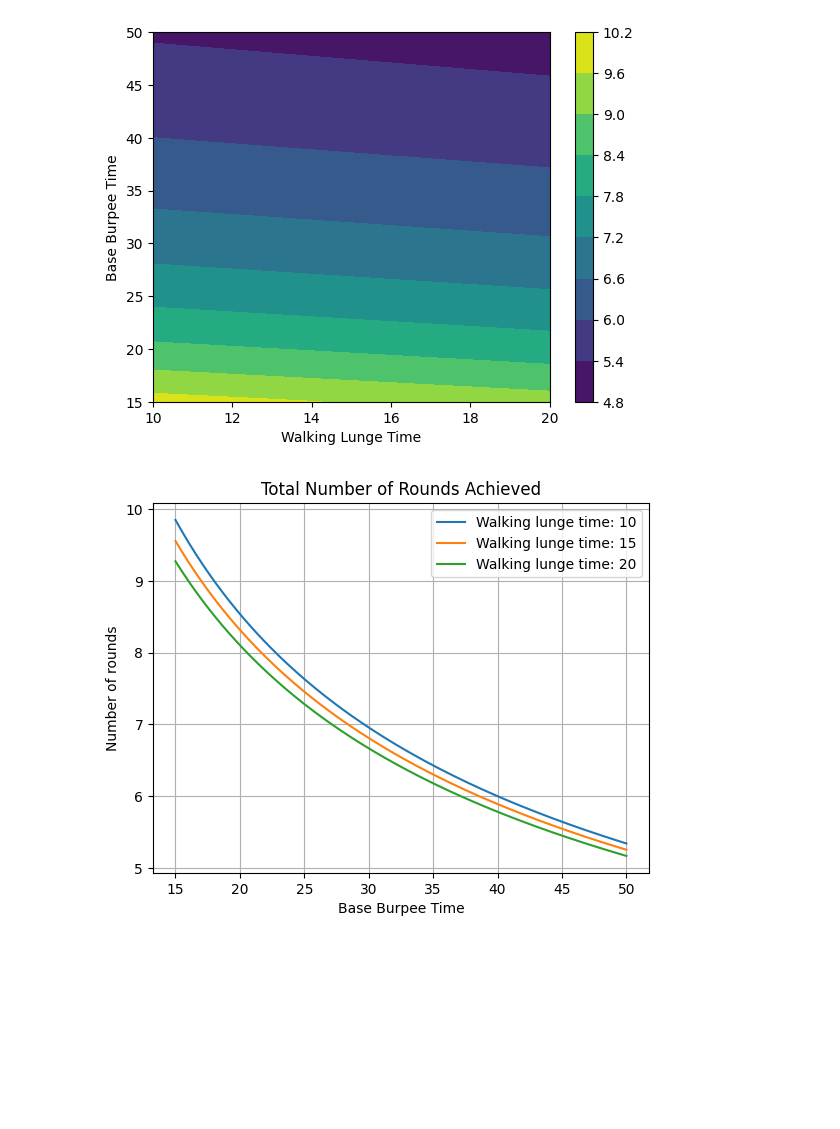
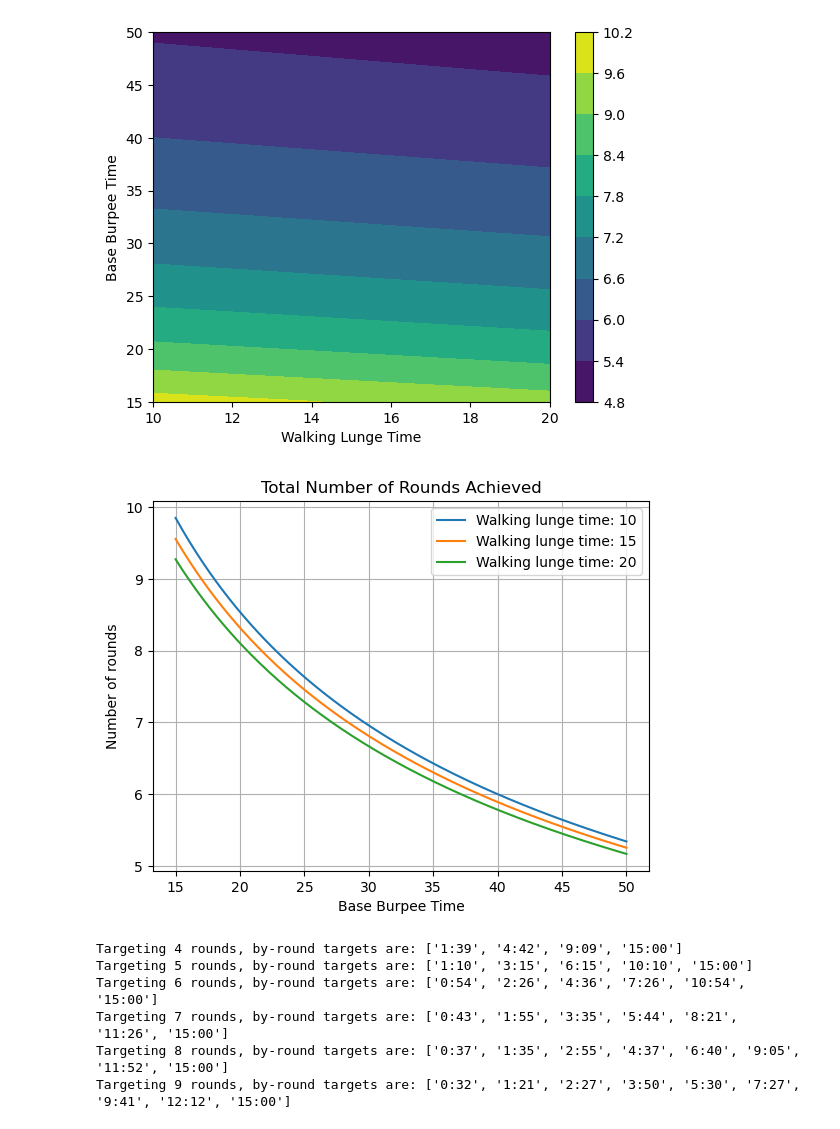
Before and after one commit to roshambo919/xfitopen, a Jupyter notebook: 25.1/plots.ipynb, the cells around one changed output. Cells and saved outputs as stored; diff of their text form; code cells hidden in the pictures; blank space fills up the shorter version.

Commit message:
Add time printing

```diff
--- a/25.1/plots.ipynb
+++ b/25.1/plots.ipynb
@@ -42,31 +42,41 @@ for tw_i in [10, 15, 20]:
     n_rounds_i = rounds(tw_i, tb, Tc)
     ax.plot(tb, n_rounds_i, label=f"Walking lunge time: {tw_i}")
 plt.xlabel("Base Burpee Time")
 plt.ylabel("Number of rounds")
 plt.grid()
 plt.title("Total Number of Rounds Achieved")
 plt.legend()
 plt.show()
 
 
 # show time targets for different numbers of rounds
 rounds_target = np.arange(4, 10, 1)
 tw_target = 15
 fig, ax = plt.subplots(1, 1)
 for r_i in rounds_target:
     r_inter = np.arange(1, r_i+1)
     tb_target = tb_time(tw_target, r_i, Tc)
     t_by_r_target = tot_time(tw_target, tb_target, r_inter) / 60
 
+    # print for rounds
+    t_strings = [f"{int(t)}:{(t - int(t))*60:02.0f}" for t in t_by_r_target]
+    print(f"Targeting {r_i} rounds, by-round targets are: {t_strings}")
+
     # add to plot
     ax.plot(r_inter, t_by_r_target, label=f"Target times to get to {r_i} total rounds")
 plt.legend()
 plt.ylim([0, Tc/60])
 plt.grid()
 plt.xlabel("Round Number")
 plt.ylabel("Time Target (minutes)")
 plt.title("Target Times Per Round to Get Goal Rounds")
 plt.show()
 # %% [output]
 [figure]
-[figure, old version]
+[figure, new version]
+Targeting 4 rounds, by-round targets are: ['1:39', '4:42', '9:09', '15:00']
+Targeting 5 rounds, by-round targets are: ['1:10', '3:15', '6:15', '10:10', '15:00']
+Targeting 6 rounds, by-round targets are: ['0:54', '2:26', '4:36', '7:26', '10:54', '15:00']
+Targeting 7 rounds, by-round targets are: ['0:43', '1:55', '3:35', '5:44', '8:21', '11:26', '15:00']
+Targeting 8 rounds, by-round targets are: ['0:37', '1:35', '2:55', '4:37', '6:40', '9:05', '11:52', '15:00']
+Targeting 9 rounds, by-round targets are: ['0:32', '1:21', '2:27', '3:50', '5:30', '7:27', '9:41', '12:12', '15:00']
```
Also changed, not shown: parts of 1 cell of this notebook.
